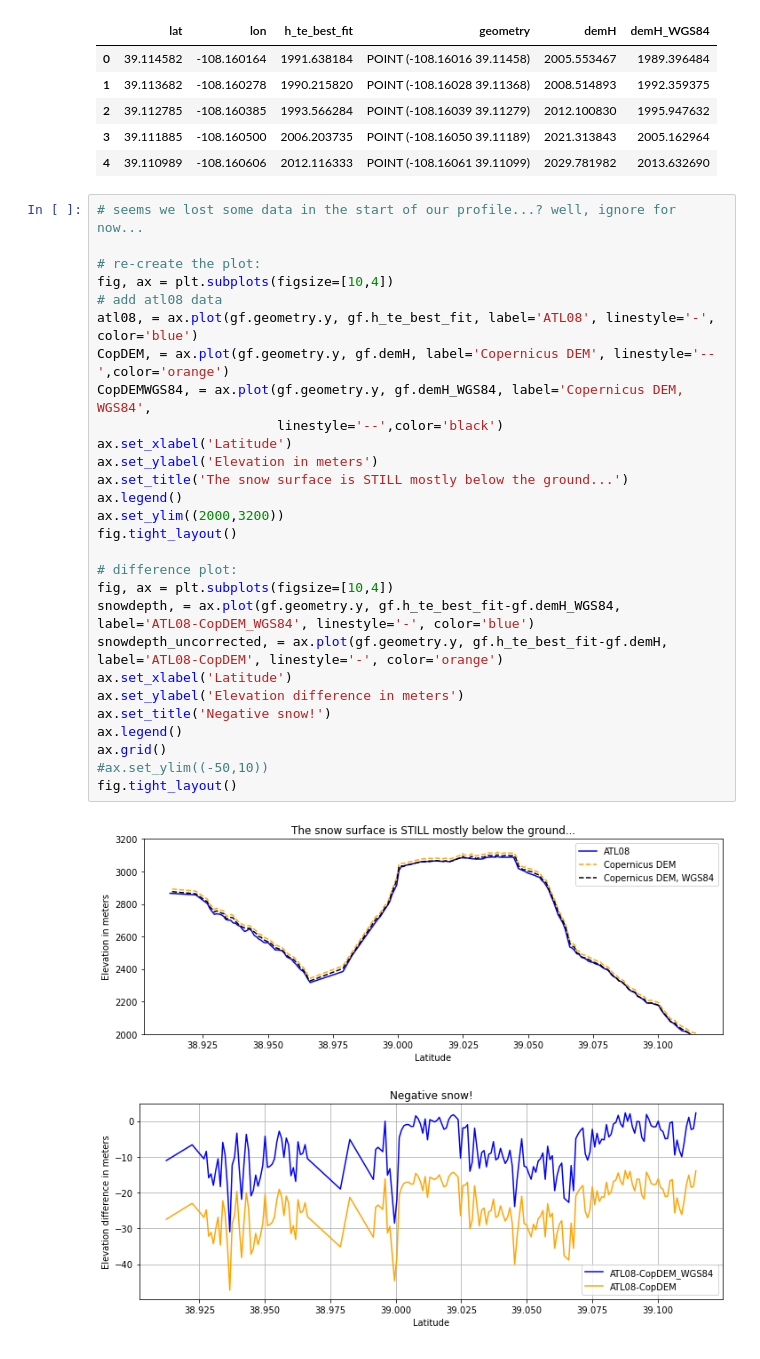
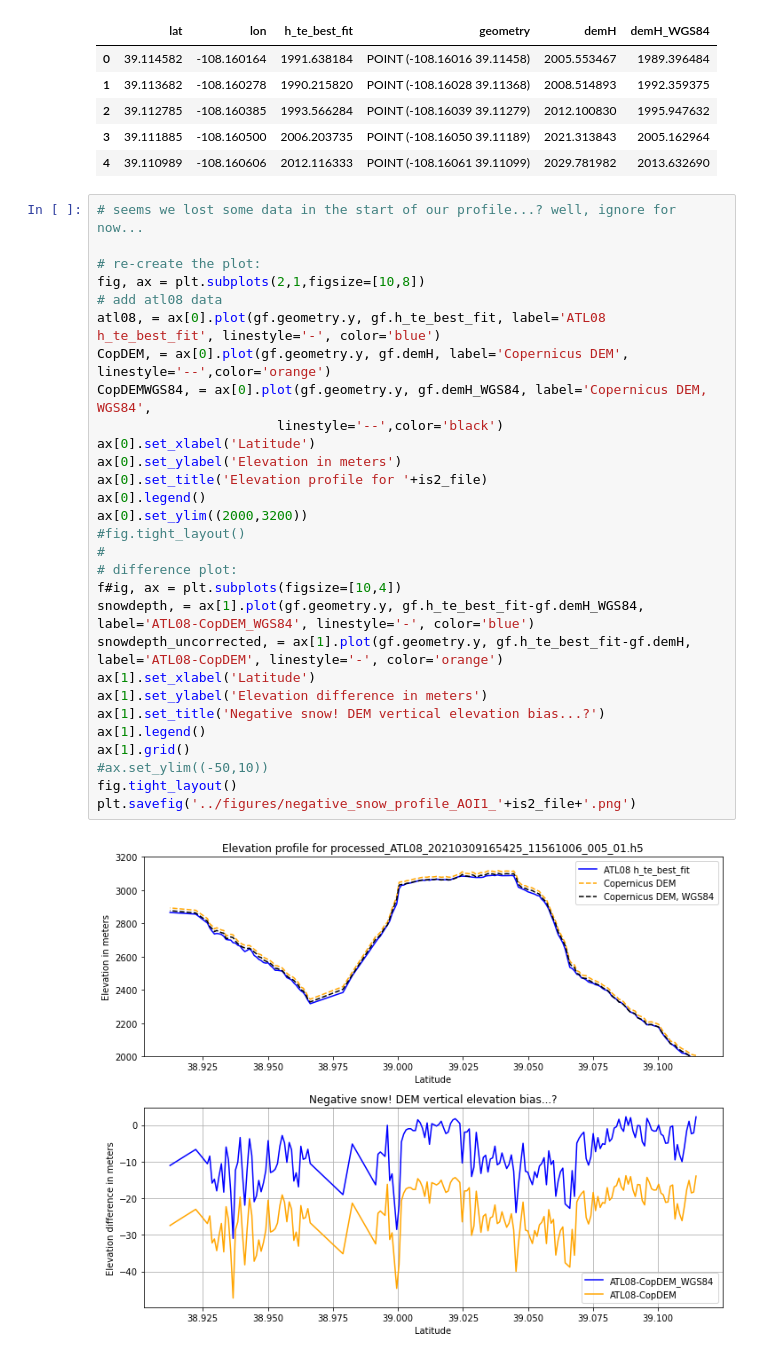
Before and after one commit to ICESAT-2HackWeek/2022-snow-dem-large, a Jupyter notebook: notebooks/DEM_elevation_extraction.ipynb, the cells around one changed output. Drawn from its saved outputs; the diff is of its cells as text.

Commit message:
Edited the output plot and saved it into the figures folder.

```diff
--- a/notebooks/DEM_elevation_extraction.ipynb
+++ b/notebooks/DEM_elevation_extraction.ipynb
@@ -211,32 +211,32 @@ gf.head()
 # %%
 # seems we lost some data in the start of our profile...? well, ignore for now...
 
 # re-create the plot:
-fig, ax = plt.subplots(figsize=[10,4])
+fig, ax = plt.subplots(2,1,figsize=[10,8])
 # add atl08 data
-atl08, = ax.plot(gf.geometry.y, gf.h_te_best_fit, label='ATL08', linestyle='-', color='blue')
-CopDEM, = ax.plot(gf.geometry.y, gf.demH, label='Copernicus DEM', linestyle='--',color='orange')
-CopDEMWGS84, = ax.plot(gf.geometry.y, gf.demH_WGS84, label='Copernicus DEM, WGS84',
+atl08, = ax[0].plot(gf.geometry.y, gf.h_te_best_fit, label='ATL08 h_te_best_fit', linestyle='-', color='blue')
+CopDEM, = ax[0].plot(gf.geometry.y, gf.demH, label='Copernicus DEM', linestyle='--',color='orange')
+CopDEMWGS84, = ax[0].plot(gf.geometry.y, gf.demH_WGS84, label='Copernicus DEM, WGS84',
                        linestyle='--',color='black')
-ax.set_xlabel('Latitude')
-ax.set_ylabel('Elevation in meters')
-ax.set_title('The snow surface is STILL mostly below the ground...')
-ax.legend()
-ax.set_ylim((2000,3200))
-fig.tight_layout()
-
+ax[0].set_xlabel('Latitude')
+ax[0].set_ylabel('Elevation in meters')
+ax[0].set_title('Elevation profile for '+is2_file)
+ax[0].legend()
+ax[0].set_ylim((2000,3200))
+#fig.tight_layout()
+#
 # difference plot:
-fig, ax = plt.subplots(figsize=[10,4])
-snowdepth, = ax.plot(gf.geometry.y, gf.h_te_best_fit-gf.demH_WGS84, label='ATL08-CopDEM_WGS84', linestyle='-', color='blue')
-snowdepth_uncorrected, = ax.plot(gf.geometry.y, gf.h_te_best_fit-gf.demH, label='ATL08-CopDEM', linestyle='-', color='orange')
-ax.set_xlabel('Latitude')
-ax.set_ylabel('Elevation difference in meters')
-ax.set_title('Negative snow!')
-ax.legend()
-ax.grid()
+f#ig, ax = plt.subplots(figsize=[10,4])
+snowdepth, = ax[1].plot(gf.geometry.y, gf.h_te_best_fit-gf.demH_WGS84, label='ATL08-CopDEM_WGS84', linestyle='-', color='blue')
+snowdepth_uncorrected, = ax[1].plot(gf.geometry.y, gf.h_te_best_fit-gf.demH, label='ATL08-CopDEM', linestyle='-', color='orange')
+ax[1].set_xlabel('Latitude')
+ax[1].set_ylabel('Elevation difference in meters')
+ax[1].set_title('Negative snow! DEM vertical elevation bias...?')
+ax[1].legend()
+ax[1].grid()
 #ax.set_ylim((-50,10))
 fig.tight_layout()
+plt.savefig('../figures/negative_snow_profile_AOI1_'+is2_file+'.png')
 # %% [output]
-[figure, old version]
+[figure, new version]
-[figure, removed]
 # %% [markdown]
```
Also changed, not shown: parts of 2 cells of this notebook.
